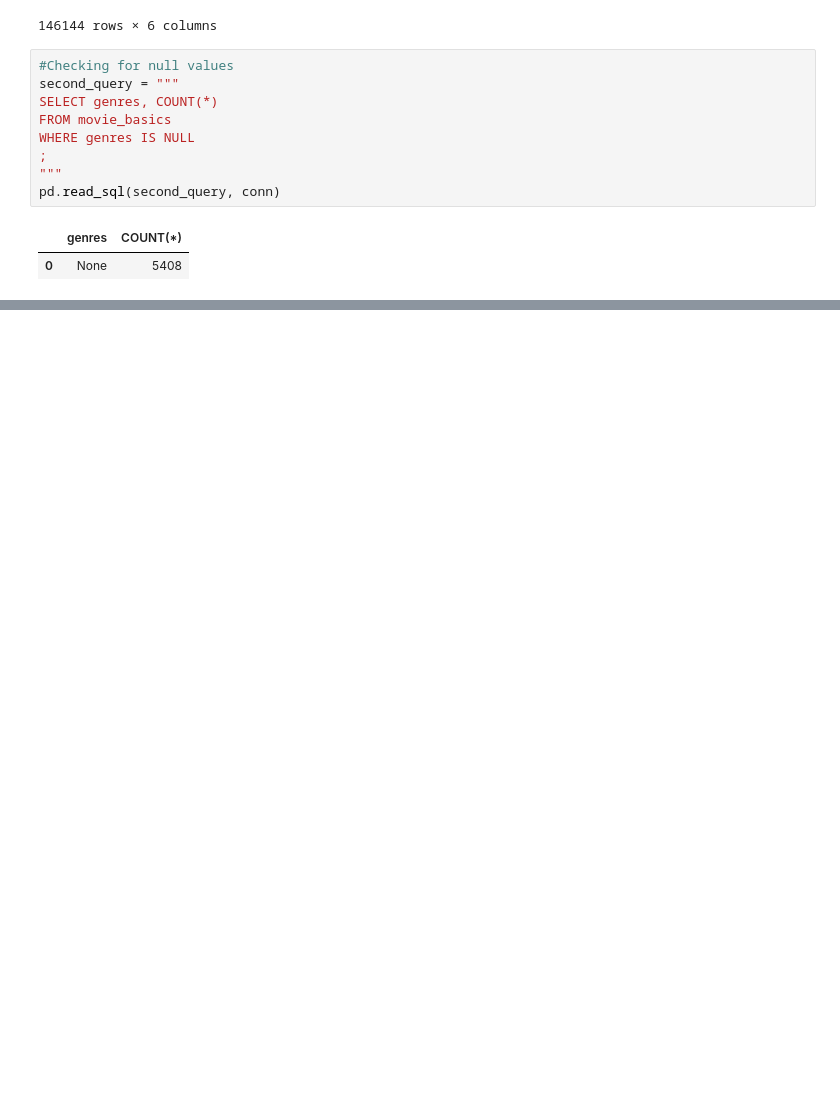
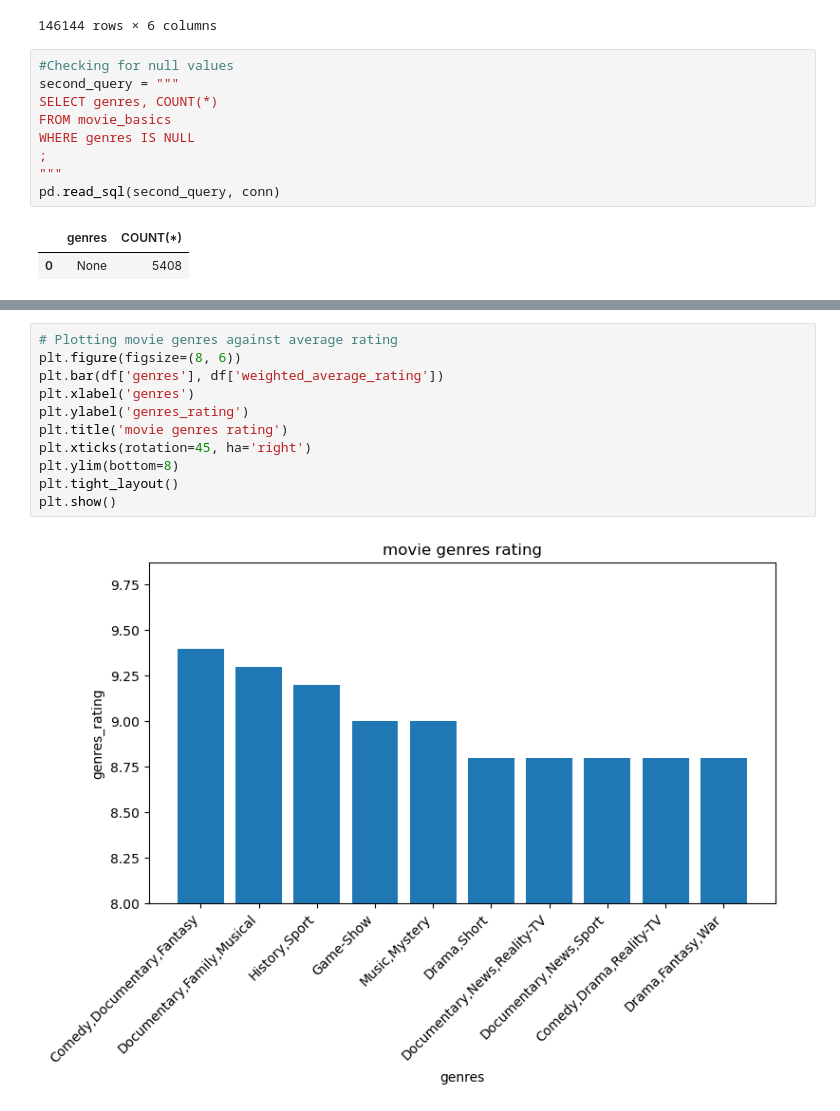
Before and after one commit to sarah10001/Project-1, a Jupyter notebook: Project-1.ipynb, the cells around one changed output, grey strips where cells are left out. Cells and saved outputs as stored; diff of their text form; blank space fills up the shorter version.

```diff
--- a/Project-1.ipynb
+++ b/Project-1.ipynb
@@ -377,0 +382,13 @@ plt.show()
+# %%
+# Plotting movie genres against average rating
+plt.figure(figsize=(8, 6))
+plt.bar(df['genres'], df['weighted_average_rating'])
+plt.xlabel('genres')
+plt.ylabel('genres_rating')
+plt.title('movie genres rating')
+plt.xticks(rotation=45, ha='right')
+plt.ylim(bottom=8)
+plt.tight_layout()
+plt.show()
+# %% [output]
+[figure, added]
```
Also changed, not shown: parts of 25 cells of this notebook.
